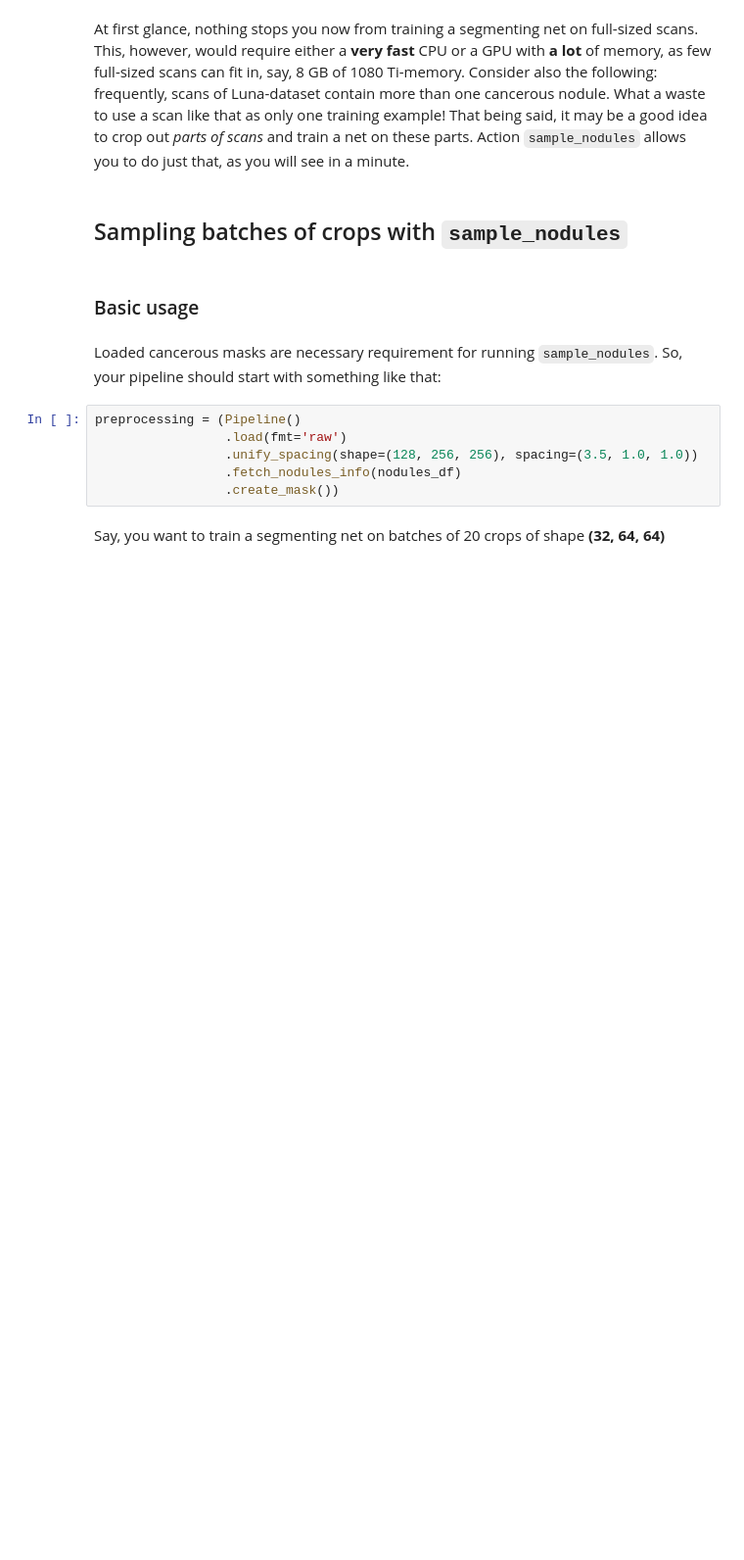
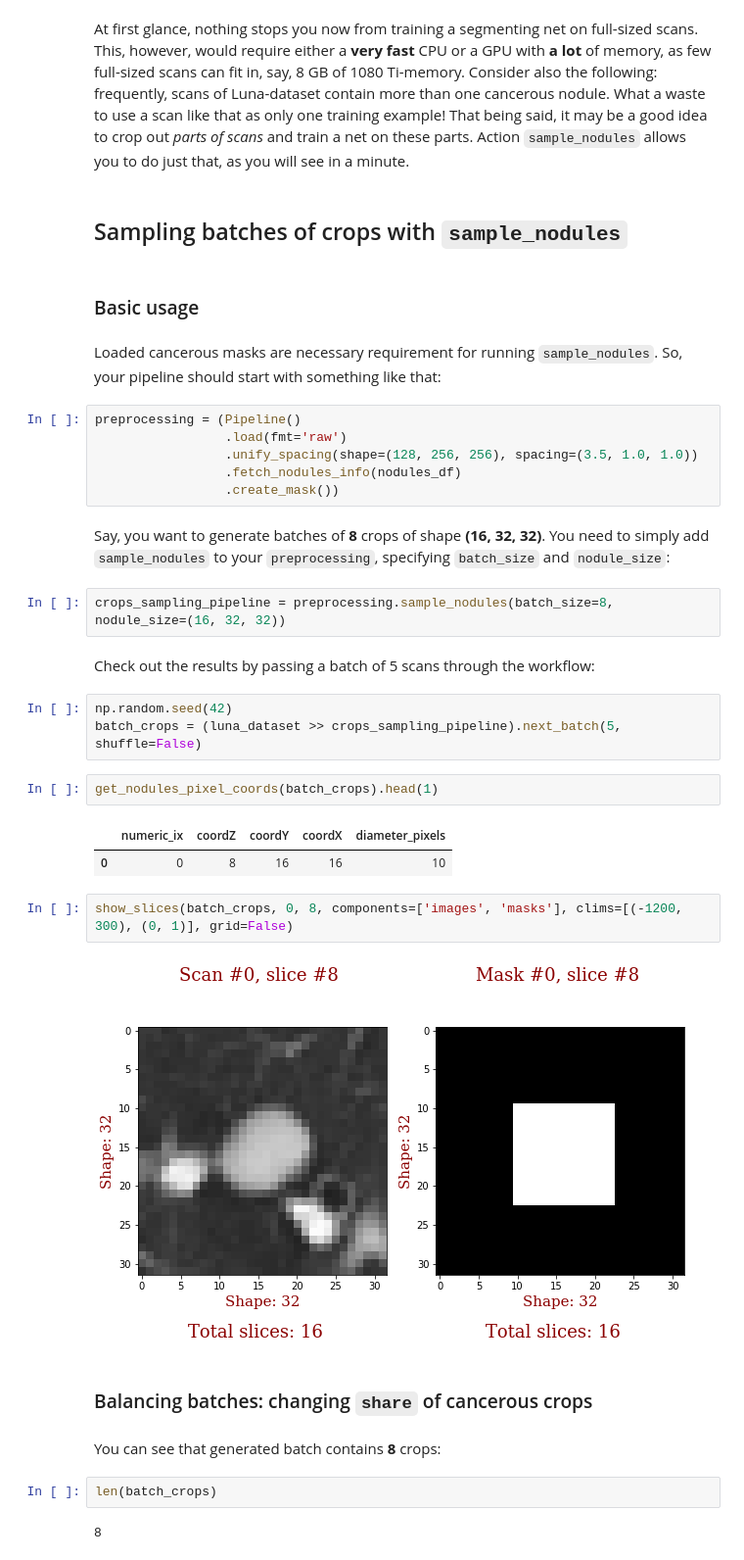
Before and after one commit to analysiscenter/radio, a Jupyter notebook: tutorials/RadIO.III.ipynb, the cells around one changed output. Shown at 98% size. Cells and saved outputs as stored; diff of their text form; blank space fills up the shorter version.

```diff
--- a/tutorials/RadIO.III.ipynb
+++ b/tutorials/RadIO.III.ipynb
@@ -89,5 +82,29 @@ preprocessing = (Pipeline()
                  .unify_spacing(shape=(128, 256, 256), spacing=(3.5, 1.0, 1.0))
                  .fetch_nodules_info(nodules_df)
                  .create_mask())
-# %% [markdown]
-Say, you want to train a segmenting net on batches of 20 crops of shape **(32, 64, 64)**
+# %% [markdown]
+Say, you want to generate batches of **8** crops of shape **(16, 32, 32)**. You need to simply add `sample_nodules` to your `preprocessing`, specifying `batch_size` and `nodule_size`:
+# %%
+crops_sampling_pipeline = preprocessing.sample_nodules(batch_size=8, nodule_size=(16, 32, 32))
+# %% [markdown]
+Check out the results by passing a batch of 5 scans through the workflow:
+# %%
+np.random.seed(42)
+batch_crops = (luna_dataset >> crops_sampling_pipeline).next_batch(5, shuffle=False)
+# %%
+get_nodules_pixel_coords(batch_crops).head(1)
+# %% [output]
+|  | numeric_ix | coordZ | coordY | coordX | diameter_pixels |
+| 0 | 0 | 8 | 16 | 16 | 10 |
+# %%
+show_slices(batch_crops, 0, 8, components=['images', 'masks'], clims=[(-1200, 300), (0, 1)], grid=False)
+# %% [output]
+[figure, added]
+# %% [markdown]
+### Balancing batches: changing `share` of cancerous crops
+# %% [markdown]
+You can see that generated batch contains **8** crops:
+# %%
+len(batch_crops)
+# %% [output]
+8
```
Also changed, not shown: parts of 8 cells of this notebook, 1 other file.
